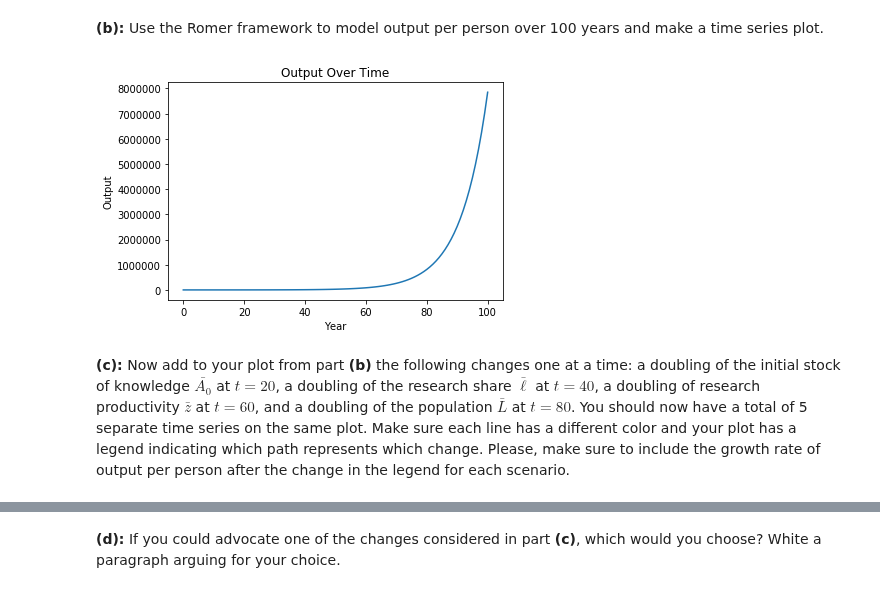
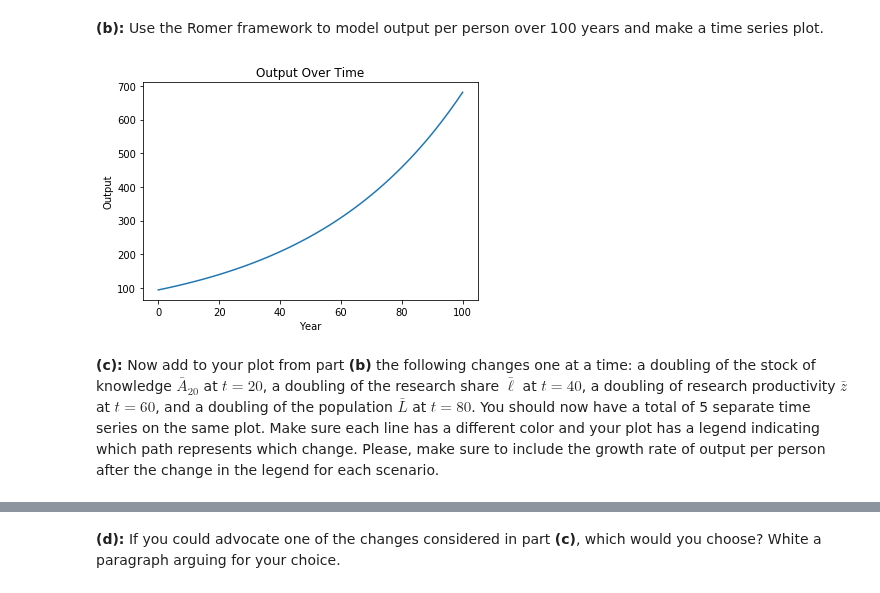
Before and after one commit to dylanjm/econ_381_development, a Jupyter notebook: solution_versions/chapter_06_solutions.ipynb, the cells around one changed output, grey strips where cells are left out. Cells and saved outputs as stored; diff of their text form; code cells hidden in the pictures.

```diff
--- a/solution_versions/chapter_06_solutions.ipynb
+++ b/solution_versions/chapter_06_solutions.ipynb
@@ -134,7 +134,8 @@ for i in range(0, 101):
     if t < 50:
         output_array2[i] = output(A0, l_bar, L_bar, t)
     else:
-        output_array2[i] = output(A0, l_bar2, L_bar, t)
+        A50=A0 * (1+l_bar * L_bar * z_bar) ** 50
+        output_array2[i] = output(A50, l_bar2, L_bar, t-50)
 
 
 plt.plot(year, output_array, label = 'Growth = 2%')
@@ -186,19 +214,23 @@ Inital Level of Output:  94.0
 # %% [markdown]
 __(b):__  Use the Romer framework to model output per person over 100 years and make a time series plot.
 # %%
-output = lambda A0, l_bar, L_bar, t: A0 * (1 - l_bar) * ((1 + z_bar*L_bar*l_bar)**t)
+A0 = 100
+l_bar = 0.06
+z_bar = 1/3000
+L_bar = 1000
+
 output_array3 = np.zeros(101)
 
 for i in range(0, 101):
     t = i
-    output_array3[i] = output(A_0, l, L, t)
+    output_array3[i] = output(A0, l_bar, L_bar, t)
 
 plt.plot(year, output_array3)
 plt.xlabel('Year')
 plt.ylabel('Output')
 plt.title('Output Over Time')
 plt.show()
 # %% [output]
-[figure, old version]
+[figure, new version]
 # %% [markdown]
-__(c):__ Now add to your plot from part __(b)__ the following changes one at a time: a doubling of the initial stock of knowledge $\bar{A_0}$ at $t=20$, a doubling of the research share $\bar{\ell}$ at $t=40$, a doubling of research productivity $\bar{z}$ at $t=60$, and a doubling of the population $\bar{L}$ at $t=80$. You should now have a total of 5 separate time series on the same plot. Make sure each line has a different color and your plot has a legend indicating which path represents which change. Please, make sure to include the growth rate of output per person after the change in the legend for each scenario.
+__(c):__ Now add to your plot from part __(b)__ the following changes one at a time: a doubling of the stock of knowledge $\bar{A}_{20}$ at $t=20$, a doubling of the research share $\bar{\ell}$ at $t=40$, a doubling of research productivity $\bar{z}$ at $t=60$, and a doubling of the population $\bar{L}$ at $t=80$. You should now have a total of 5 separate time series on the same plot. Make sure each line has a different color and your plot has a legend indicating which path represents which change. Please, make sure to include the growth rate of output per person after the change in the legend for each scenario.
```
Also changed, not shown: parts of 9 cells of this notebook.
